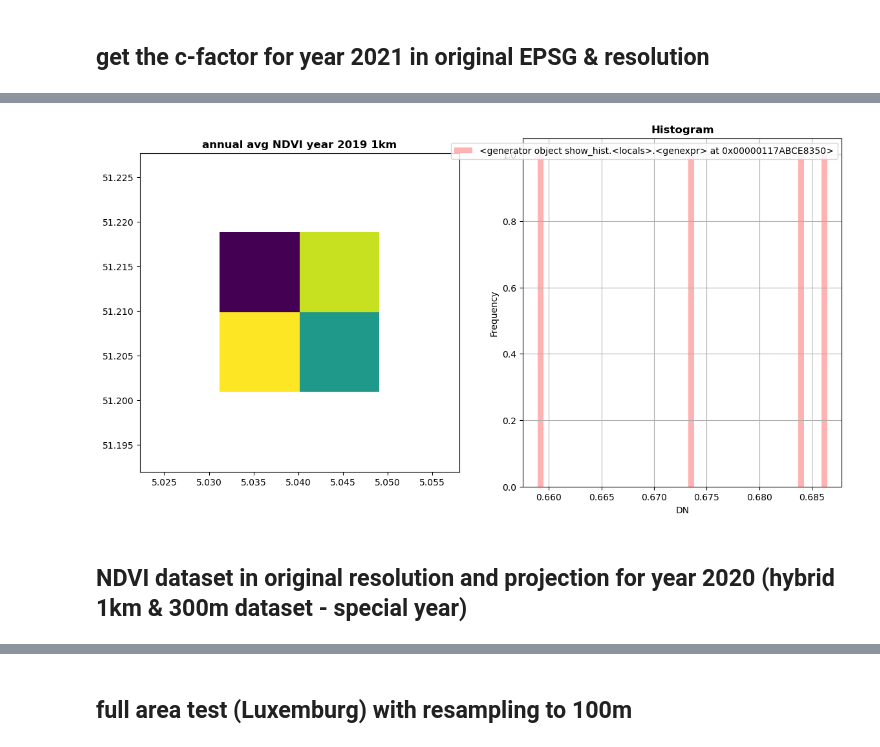
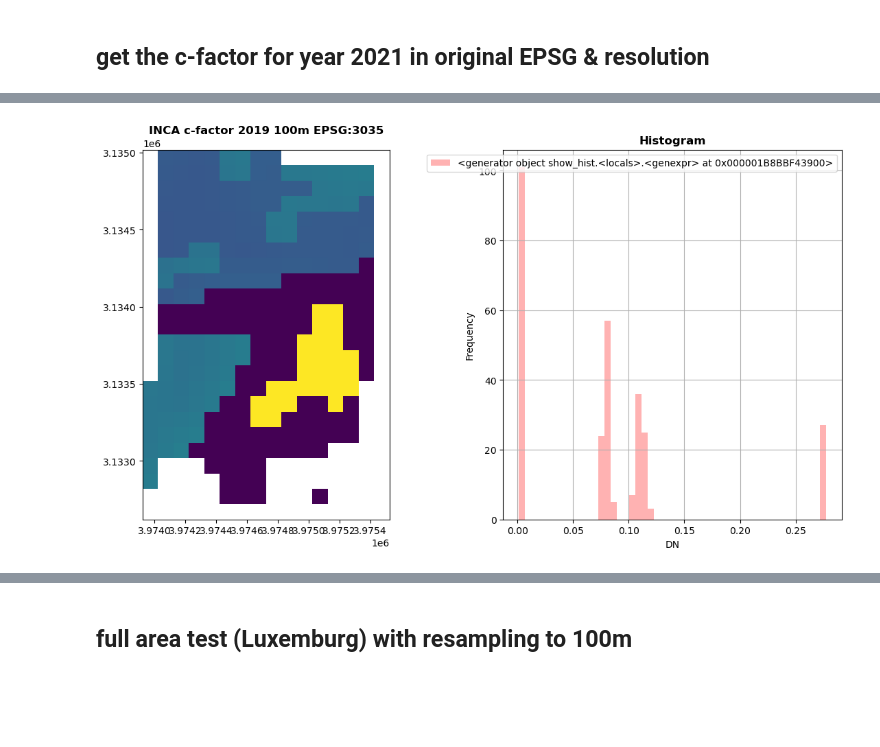
Before and after one commit to integratedmodelling/OpenEO-UDP-UDF-catalogue, a Jupyter notebook: examples/tests_c-factor_UDP.ipynb, the cells around one changed output, grey strips where cells are left out. Drawn from its saved outputs; the diff is of its cells as text; code cells hidden in the pictures; blank space fills up the shorter version.

Commit message:
NCAP-1143 finalizing example for c-factor

```diff
--- a/examples/tests_c-factor_UDP.ipynb
+++ b/examples/tests_c-factor_UDP.ipynb
@@ -43,11 +43,9 @@ OpenEoApiError: [400] ProcessParameterInvalid: The value passed for parameter 'd
 # %%
 # visu result
-with rasterio.open("NDVI_annual-average_2019_1km.tif") as src:
+with rasterio.open("c-factor_INCA_2019_100m_EPSG3035.tif") as src:
     fig, (axrgb, axhist) = pyplot.subplots(1, 2, figsize=(14,7))
-    show(src, with_bounds=True, ax=axrgb, title='annual avg NDVI year 2019 1km')
+    show(src, with_bounds=True, ax=axrgb, title='INCA c-factor 2019 100m EPSG:3035')
     show_hist(src, bins=50, lw=0.0, stacked=False, alpha=0.3, histtype='stepfilled', title="Histogram", ax=axhist)
     pyplot.show()
 # %% [output]
-[figure, old version]
+[figure, new version]
-# %% [markdown]
-## NDVI dataset in original resolution and projection for year 2020 (hybrid 1km & 300m dataset - special year)
```
Also changed, not shown: parts of 15 cells of this notebook.
